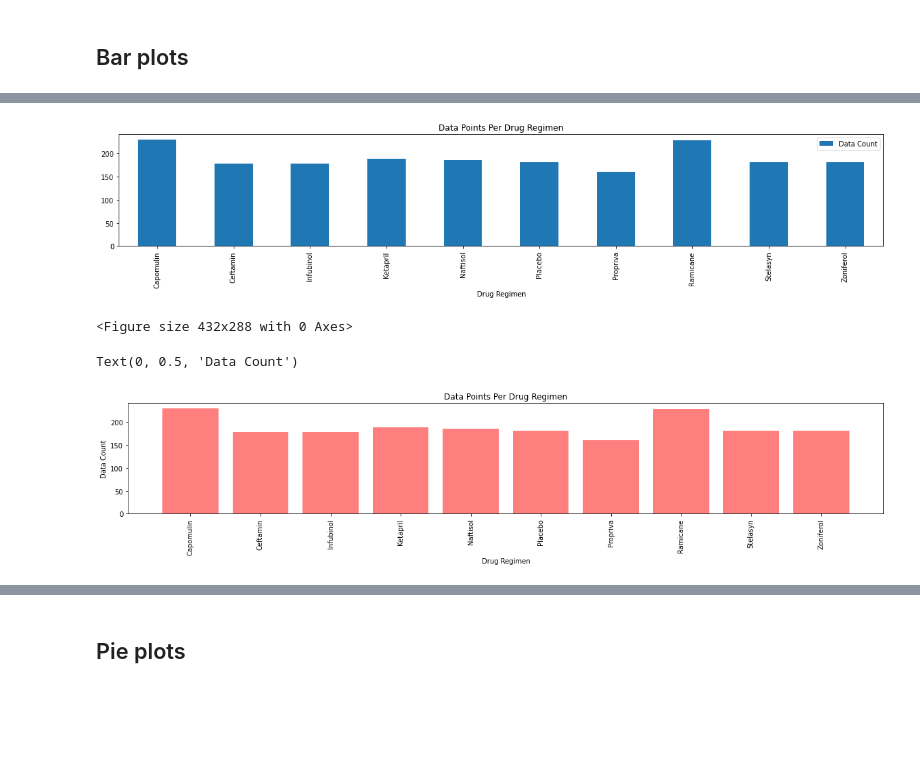
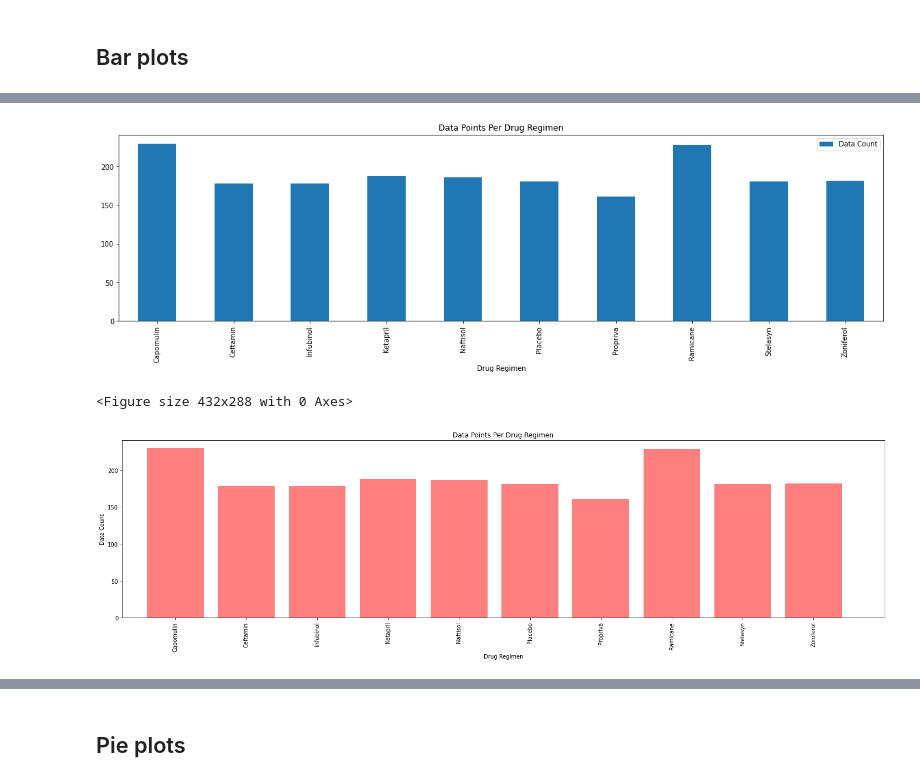
Before and after one commit to jamesa820/matplotlib_challenge, a Jupyter notebook: Homework/Instructions/Pymaceuticals/pymaceuticals_HW.ipynb, the cells around one changed output, grey strips where cells are left out. Saved outputs shown, nothing was run; the diff lists cells and outputs as text; code cells hidden in the pictures; blank space fills up the shorter version.

```diff
--- a/Homework/Instructions/Pymaceuticals/pymaceuticals_HW.ipynb
+++ b/Homework/Instructions/Pymaceuticals/pymaceuticals_HW.ipynb
@@ -115,5 +124,5 @@ df_merged
 ## Bar plots
 # %%
 data_points=mouse_study_df.groupby(["Drug Regimen"])["Drug Regimen"].count().reset_index(name="Data Count")
-data_points=data_points.set_index("Drug Regimen")
-data_points
+df=data_points
+df=df.set_index("Drug Regimen")
@@ -133,31 +129,34 @@ data_points
 # %%
 # Generate a bar plot showing number of data points for each treatment regimen using pandas
-data_points.plot(kind="bar", figsize=(20,3))
+df.plot(kind="bar", figsize=(20,5))
 
 # Set a title for the chart
 plt.title("Data Points Per Drug Regimen")
 
 plt.show()
 plt.tight_layout()
 # %% [output]
-[figure, old version]
+[figure, new version]
 <Figure size 432x288 with 0 Axes>
 # %%
 # Generate a bar plot showing number of data points for each treatment regimen using pyplot
-plt.figure(figsize=(20,3))
+x_axis = np.arange(len(data_points))
+tick_locations = [value for value in x_axis]
 
-x_axis = np.arange(len(data_points))
+# Create a list indicating where to write x labels and set figure size to adjust for space
+plt.figure(figsize=(20,6))
+plt.bar(x_axis, data_points["Data Count"], color='r', alpha=0.5, align="center")
+plt.xticks(tick_locations, data_points["Drug Regimen"], rotation="vertical")
+plt.xlim(-0.75, len(x_axis))
+plt.ylim(0, max(data_points["Data Count"])+10)
 
-plt.bar(x_axis,data_points["Data Count"], color='r', alpha=0.5, align="center")
-
-plt.xticks(tick_locations, rotation='vertical')
-tick_locations = [value for value in x_axis]
-plt.xticks(tick_locations, ['Capomulin','Ceftamin','Infubinol','Ketapril','Naftisol','Placebo','Propriva','Ramicane',\
-                           'Stelasyn','Zoniferol'])
-
+# Set a Title and labels
 plt.title("Data Points Per Drug Regimen")
 plt.xlabel("Drug Regimen")
 plt.ylabel("Data Count")
+
+# Save our graph and show the grap
+plt.tight_layout()
+plt.show()
 # %% [output]
-Text(0, 0.5, 'Data Count')
-[figure, old version]
+[figure, new version]
```
Also changed, not shown: parts of 7 cells of this notebook.
